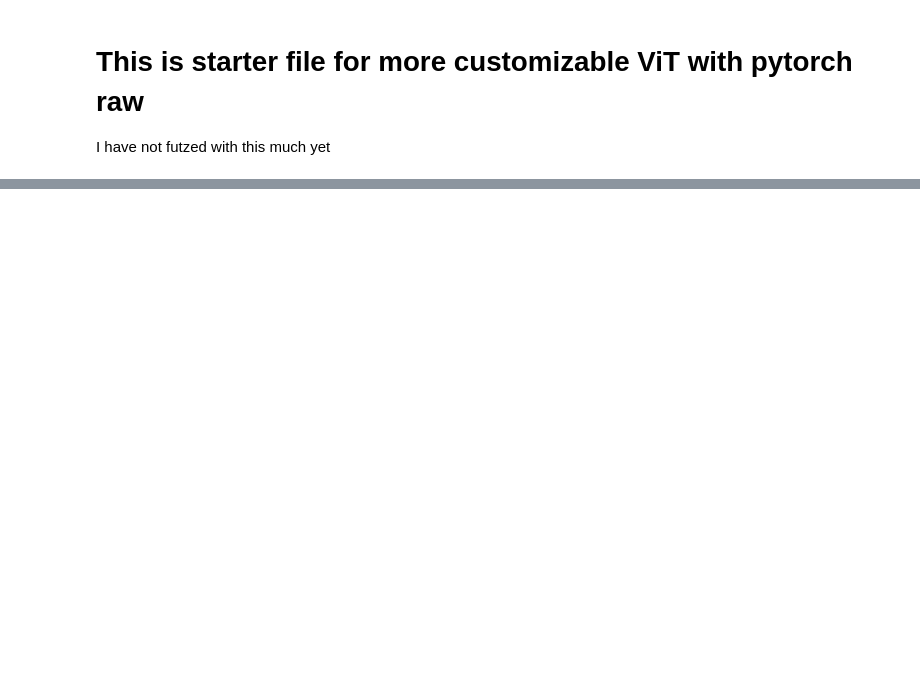
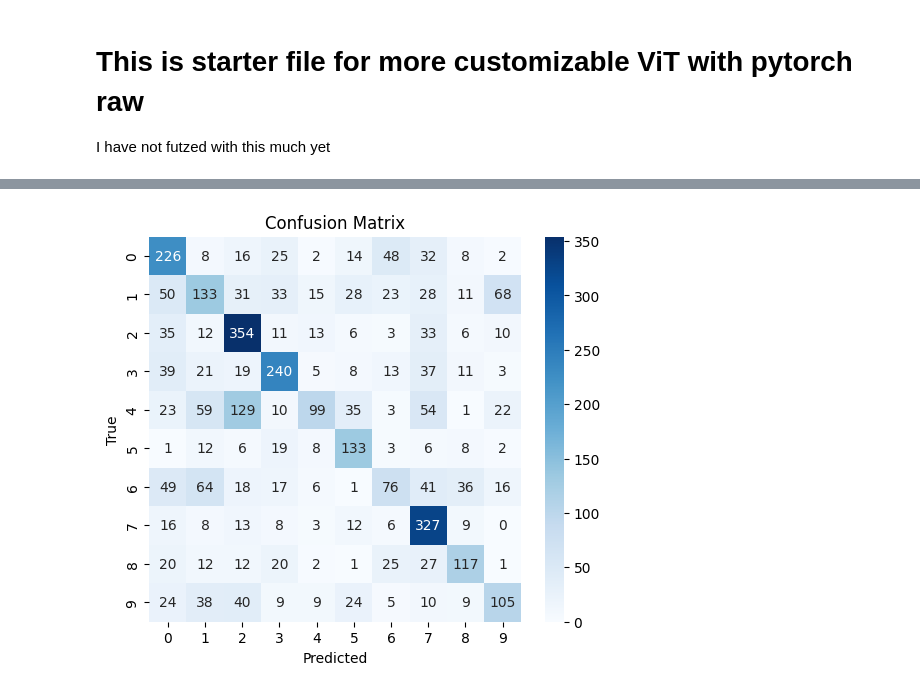
Before and after one commit to sdtemple/your-first-model, a Jupyter notebook: vision_transformer_v2.ipynb, the cells around one changed output, grey strips where cells are left out. Drawn from its saved outputs; the diff is of its cells as text; code cells hidden in the pictures; blank space fills up the shorter version.

```diff
--- a/vision_transformer_v2.ipynb
+++ b/vision_transformer_v2.ipynb
@@ -200,0 +228,21 @@ plt.show()
+# %%
+model.to(device)
+
+model.eval()
+all_preds = []
+all_labels = []
+
+with torch.no_grad():
+    for inputs, labels in test_loader:
+        inputs = inputs.to(device)
+        outputs = model(inputs)
+        preds = np.argmax(outputs.cpu().numpy(), axis=1)
+        all_preds.extend(preds)
+        all_labels.extend(labels.cpu().numpy())
+
+# Calculate accuracy
+accuracy = accuracy_score(all_labels, all_preds)
+print(f"Training Accuracy: {accuracy:.4f}")
+
+# Print classification report
+print(classification_report(all_labels, all_preds))
@@ -200,0 +267,10 @@ plt.show()
+# %%
+cm = confusion_matrix(all_labels, all_preds)
+plt.figure(figsize=(6, 5))
+sns.heatmap(cm, annot=True, fmt='d', cmap='Blues', )
+plt.xlabel('Predicted')
+plt.ylabel('True')
+plt.title('Confusion Matrix')
+plt.show()
+# %% [output]
+[figure, added]
```
Also changed, not shown: parts of 16 cells of this notebook, 3 other files.
